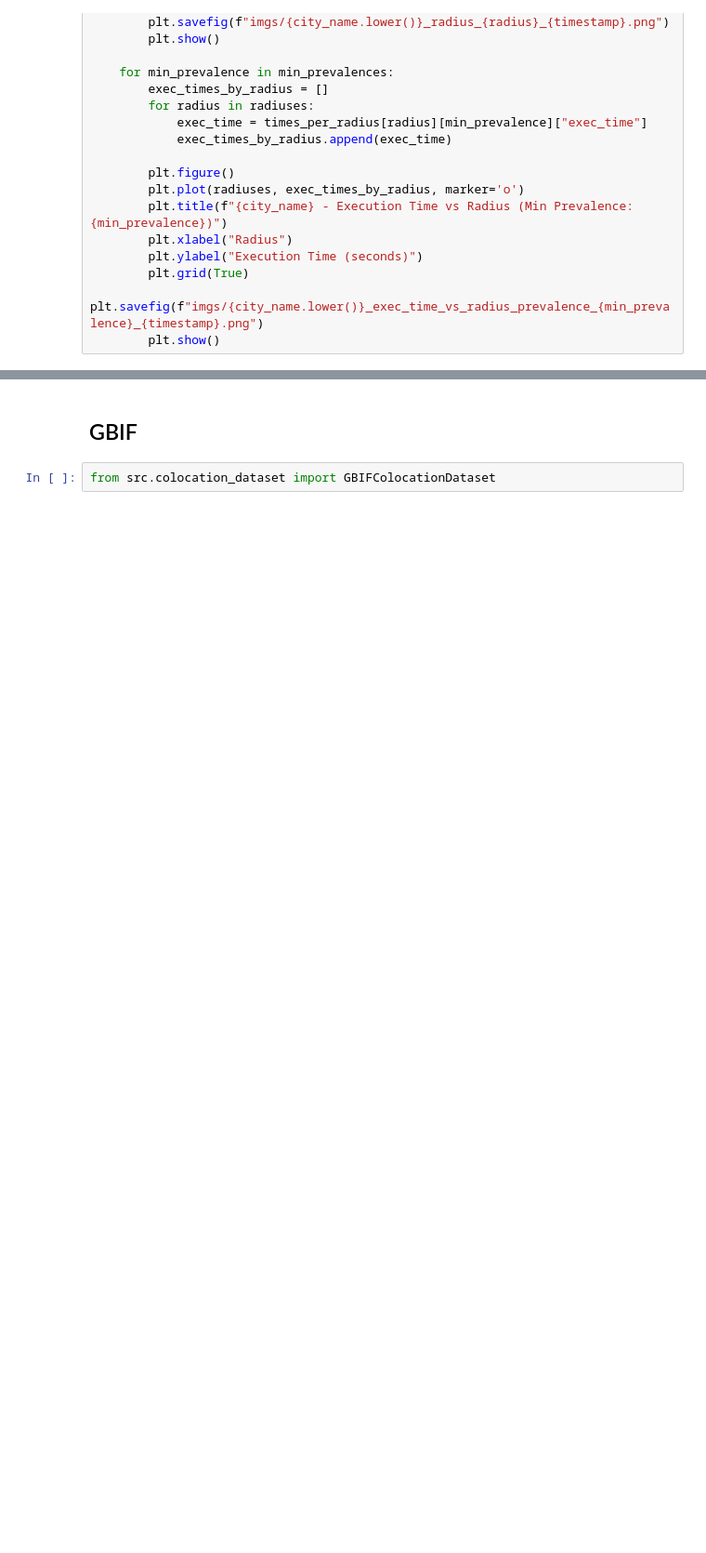
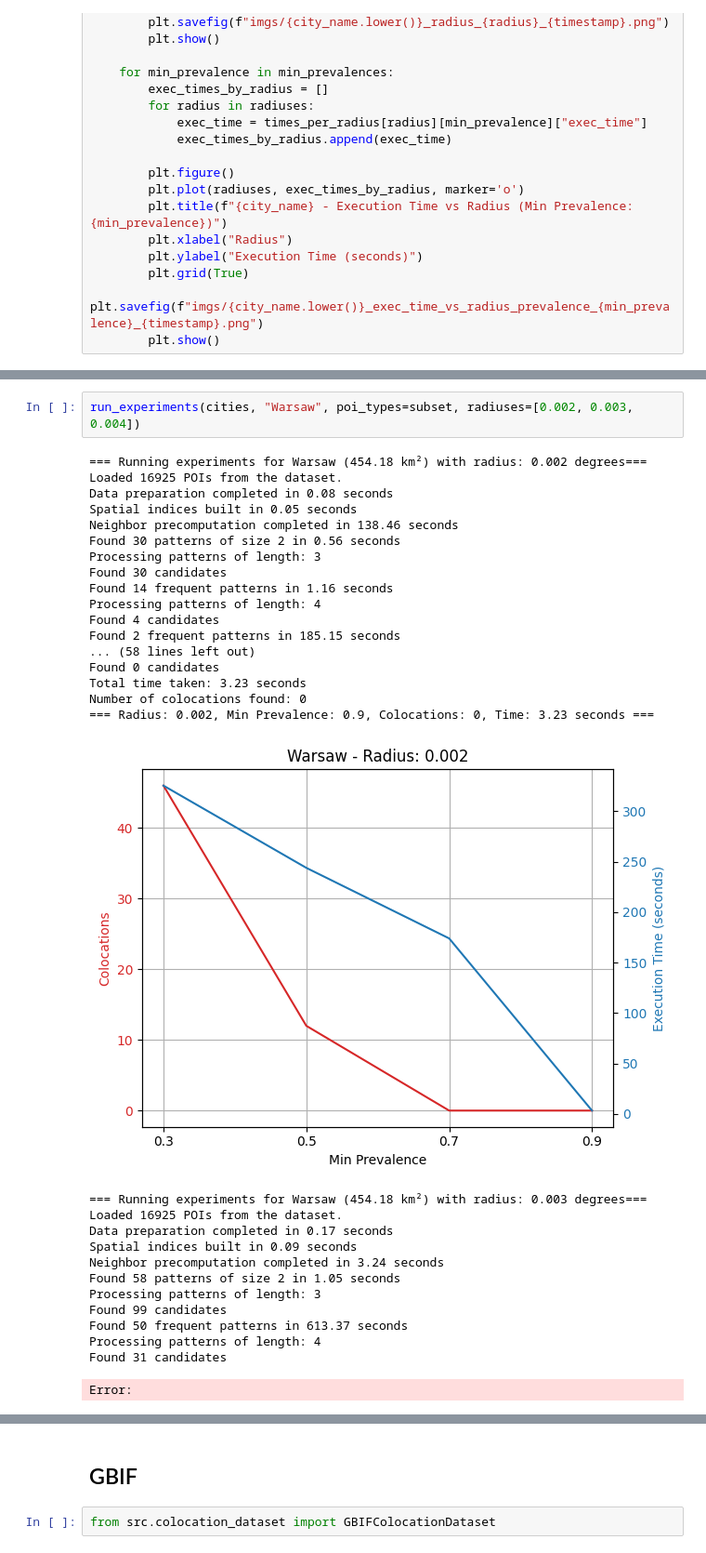
Before and after one commit to kklassa/spatial-colocation-patterns, a Jupyter notebook: experiments.ipynb, the cells around one changed output, grey strips where cells are left out. Shown at 93% size. Saved outputs shown, nothing was run; the diff lists cells and outputs as text; blank space fills up the shorter version.

```diff
--- a/experiments.ipynb
+++ b/experiments.ipynb
@@ -312,3 +312,36 @@ Multi-resolution pruning setup:
+# %%
+run_experiments(cities, "Warsaw", poi_types=subset, radiuses=[0.002, 0.003, 0.004])
+# %% [output]
+=== Running experiments for Warsaw (454.18 km²) with radius: 0.002 degrees===
+Loaded 16925 POIs from the dataset.
+Data preparation completed in 0.08 seconds
+Spatial indices built in 0.05 seconds
+Neighbor precomputation completed in 138.46 seconds
+Found 30 patterns of size 2 in 0.56 seconds
+Processing patterns of length: 3
+Found 30 candidates
+Found 14 frequent patterns in 1.16 seconds
+Processing patterns of length: 4
+Found 4 candidates
+Found 2 frequent patterns in 185.15 seconds
+... (58 lines left out)
+Found 0 candidates
+Total time taken: 3.23 seconds
+Number of colocations found: 0
+=== Radius: 0.002, Min Prevalence: 0.9, Colocations: 0, Time: 3.23 seconds ===
+[figure, added]
+=== Running experiments for Warsaw (454.18 km²) with radius: 0.003 degrees===
+Loaded 16925 POIs from the dataset.
+Data preparation completed in 0.17 seconds
+Spatial indices built in 0.09 seconds
+Neighbor precomputation completed in 3.24 seconds
+Found 58 patterns of size 2 in 1.05 seconds
+Processing patterns of length: 3
+Found 99 candidates
+Found 50 frequent patterns in 613.37 seconds
+Processing patterns of length: 4
+Found 31 candidates
+Error:
 # %%
 run_experiments(cities, "Paris", poi_types=subset, radiuses=[0.001, 0.0015, 0.002])
 # %% [output]
```
Also changed, not shown: parts of 5 cells of this notebook, 2 other files.
